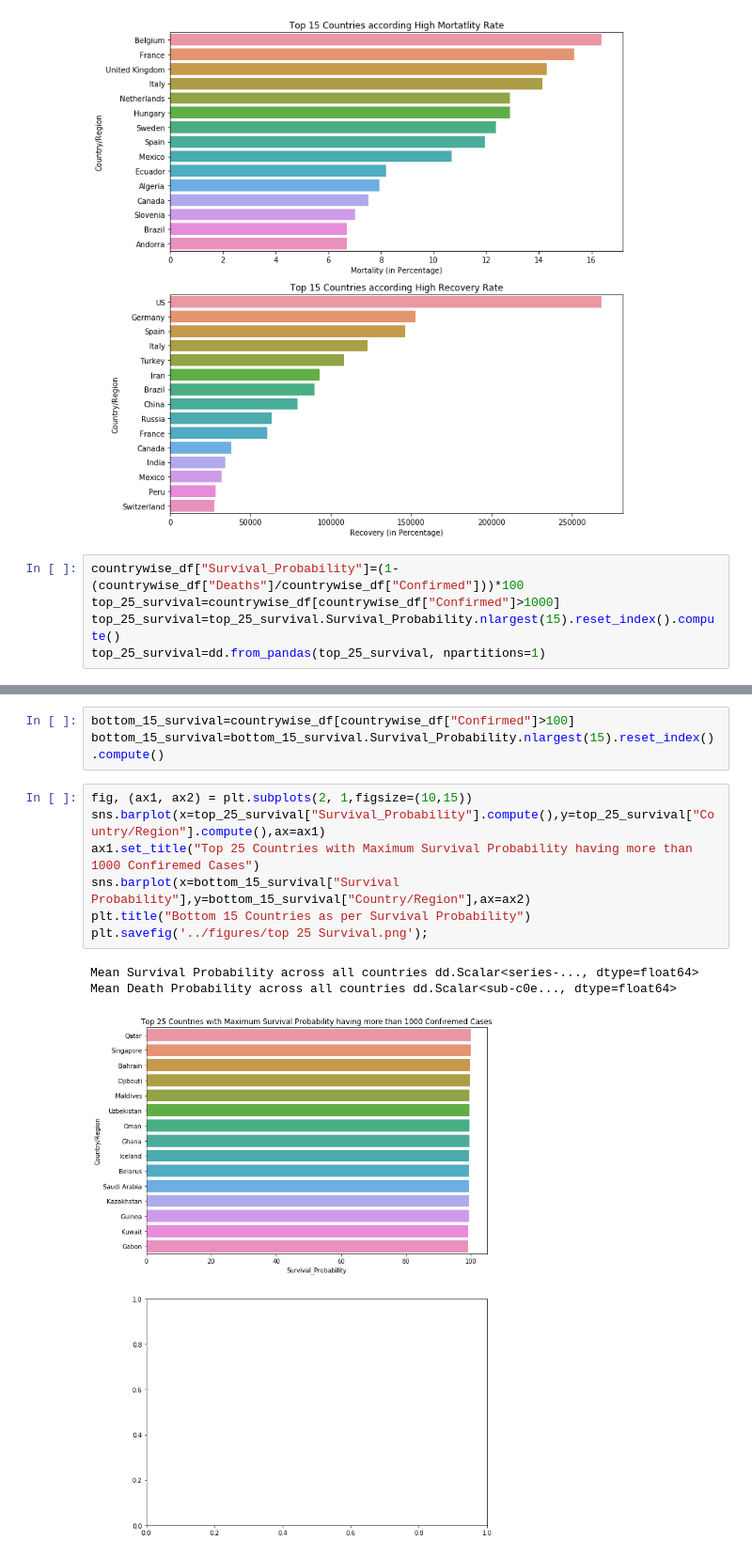
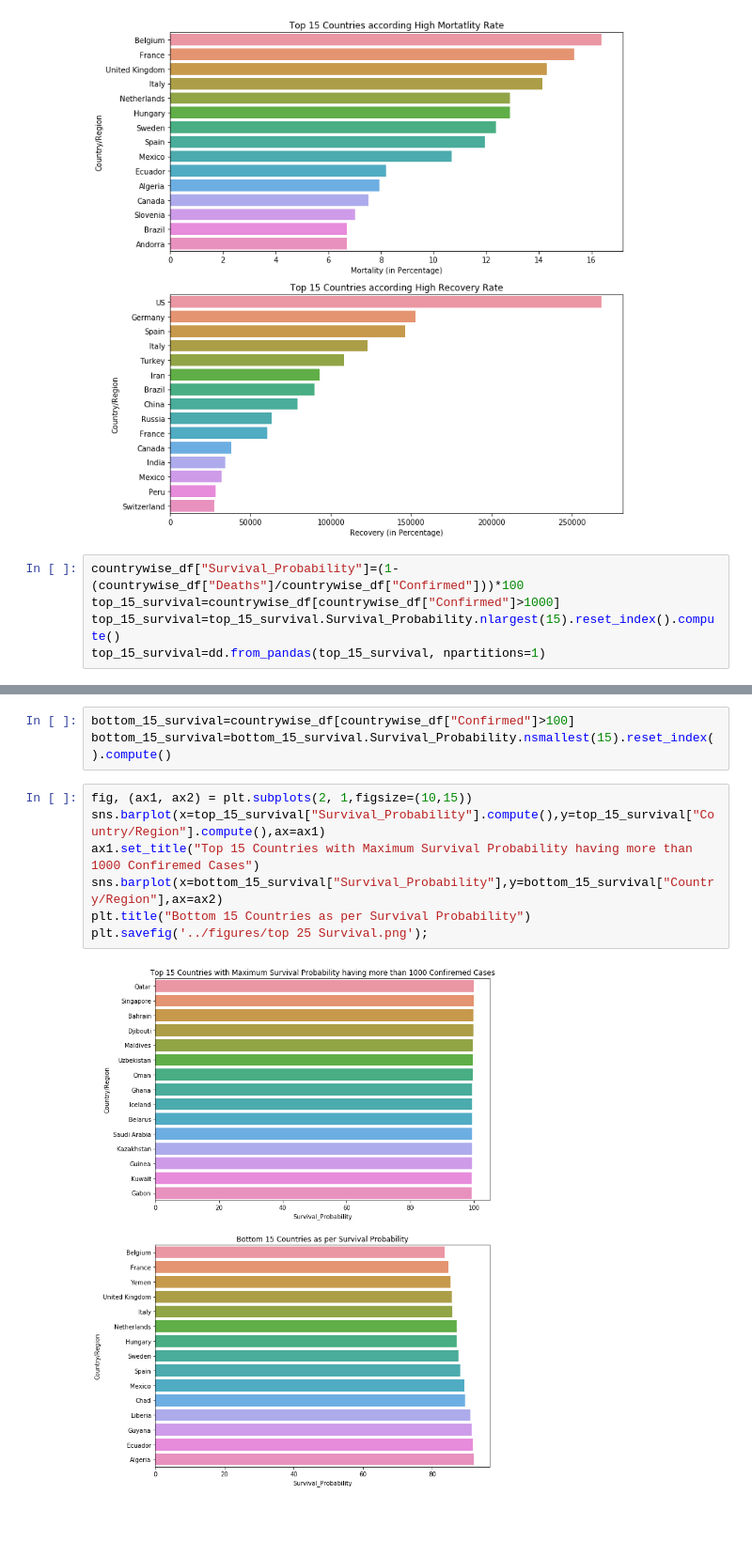
Before and after one commit to codebrain001/COVID19-time-series-analysis, a Jupyter notebook: Notebooks/medium.ipynb, the cells around one changed output, grey strips where cells are left out. Shown at 94% size. Saved outputs shown, nothing was run; the diff lists cells and outputs as text; blank space fills up the shorter version.

```diff
--- a/Notebooks/medium.ipynb
+++ b/Notebooks/medium.ipynb
@@ -389,7 +389,7 @@ plt.savefig('../figures/Top 15 Mortality and Recovery.png');
 [figure]
 # %%
 countrywise_df["Survival_Probability"]=(1-(countrywise_df["Deaths"]/countrywise_df["Confirmed"]))*100
-top_25_survival=countrywise_df[countrywise_df["Confirmed"]>1000]
-top_25_survival=top_25_survival.Survival_Probability.nlargest(15).reset_index().compute()
-top_25_survival=dd.from_pandas(top_25_survival, npartitions=1)
+top_15_survival=countrywise_df[countrywise_df["Confirmed"]>1000]
+top_15_survival=top_15_survival.Survival_Probability.nlargest(15).reset_index().compute()
+top_15_survival=dd.from_pandas(top_15_survival, npartitions=1)
 # %%
@@ -403,18 +403,16 @@ top_25_survival.head()
 | 4 | Maldives | 99.628942 |
 # %%
 bottom_15_survival=countrywise_df[countrywise_df["Confirmed"]>100]
-bottom_15_survival=bottom_15_survival.Survival_Probability.nlargest(15).reset_index().compute()
+bottom_15_survival=bottom_15_survival.Survival_Probability.nsmallest(15).reset_index().compute()
 # %%
 fig, (ax1, ax2) = plt.subplots(2, 1,figsize=(10,15))
-sns.barplot(x=top_25_survival["Survival_Probability"].compute(),y=top_25_survival["Country/Region"].compute(),ax=ax1)
-ax1.set_title("Top 25 Countries with Maximum Survival Probability having more than 1000 Confiremed Cases")
-sns.barplot(x=bottom_15_survival["Survival Probability"],y=bottom_15_survival["Country/Region"],ax=ax2)
+sns.barplot(x=top_15_survival["Survival_Probability"].compute(),y=top_15_survival["Country/Region"].compute(),ax=ax1)
+ax1.set_title("Top 15 Countries with Maximum Survival Probability having more than 1000 Confiremed Cases")
+sns.barplot(x=bottom_15_survival["Survival_Probability"],y=bottom_15_survival["Country/Region"],ax=ax2)
 plt.title("Bottom 15 Countries as per Survival Probability")
 plt.savefig('../figures/top 25 Survival.png');
 # %% [output]
-Mean Survival Probability across all countries dd.Scalar<series-..., dtype=float64>
-Mean Death Probability across all countries dd.Scalar<sub-c0e..., dtype=float64>
-[figure, old version]
+[figure, new version]
 # %%
 print('Mean Survival Probability across all countries',countrywise_df["Survival_Probability"].mean())
 print('Mean Death Probability across all countries',100-countrywise_df["Survival_Probability"].mean())
```
Also changed, not shown: parts of 2 cells of this notebook, 1 other file.
